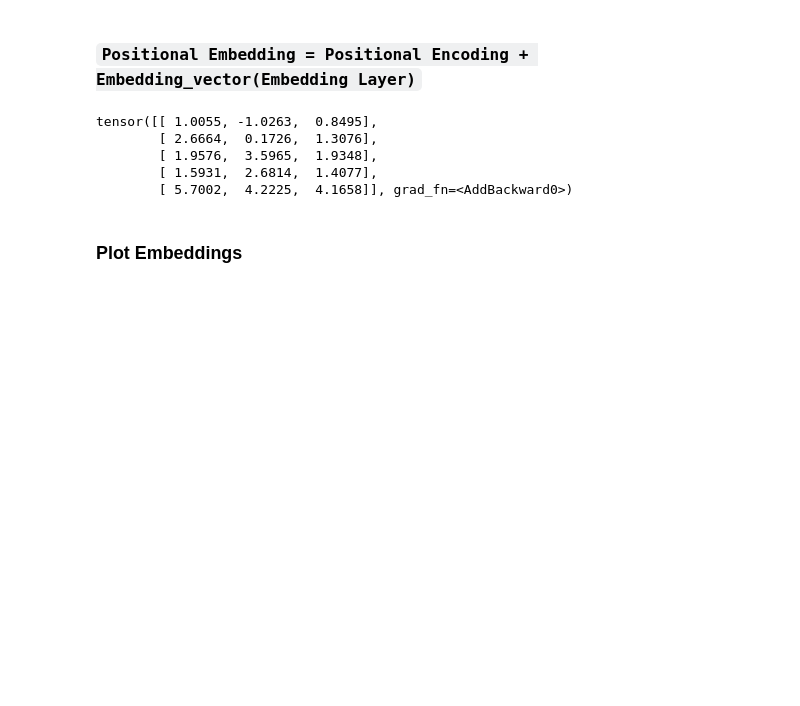
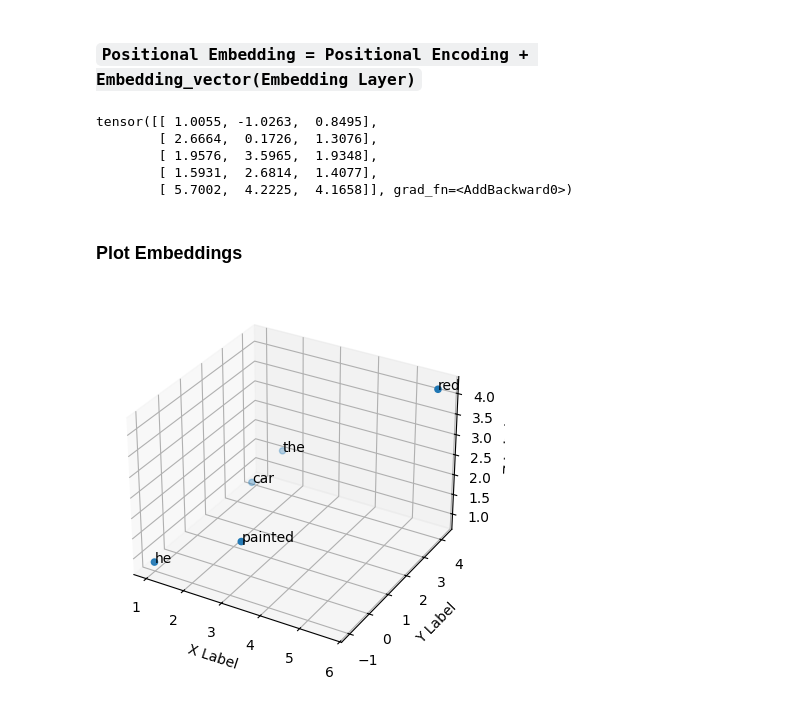
Before and after one commit to VishSeran/transformer-models, a Jupyter notebook: self-attention/build_self-attention-from-scratch.ipynb, the cells around one changed output. Drawn from its saved outputs; the diff is of its cells as text; code cells hidden in the pictures; blank space fills up the shorter version.

Commit message:
plotted the positional embeddings

```diff
--- a/self-attention/build_self-attention-from-scratch.ipynb
+++ b/self-attention/build_self-attention-from-scratch.ipynb
@@ -339,11 +340,15 @@ def plot_embeddings (my_embeddings,name,vocab):
     ax.scatter(my_embeddings[:,0], my_embeddings[:,1], my_embeddings[:,2])
 
     for j, label in enumerate(name):
-        index = vocab.get_stoi[label]
-        ax.text(my_embeddings[j,0], my_embeddings[j,1], my_embeddings[j,2])
+        #index = vocab.get_stoi()[label]
+        ax.text(my_embeddings[j,0], my_embeddings[j,1], my_embeddings[j,2],label)
 
     ax.set_xlabel('X Label')
     ax.set_ylabel('Y Label')
     ax.set_zlabel('Z Label')
 
     plt.show()
+# %%
+plot_embeddings(positional_embedding.detach().numpy(), tokenizor(sample_text),vocab)
+# %% [output]
+[figure, added]
```
Also changed, not shown: parts of 1 cell of this notebook.
